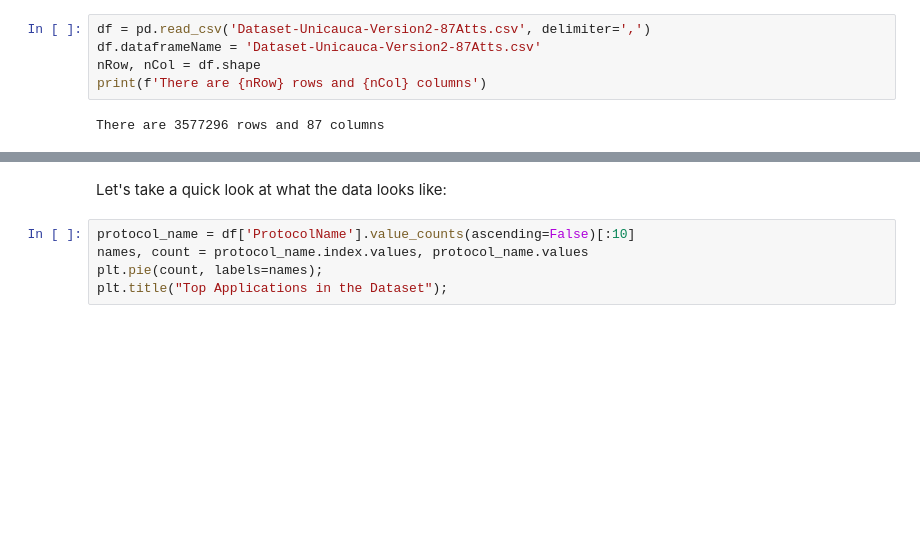
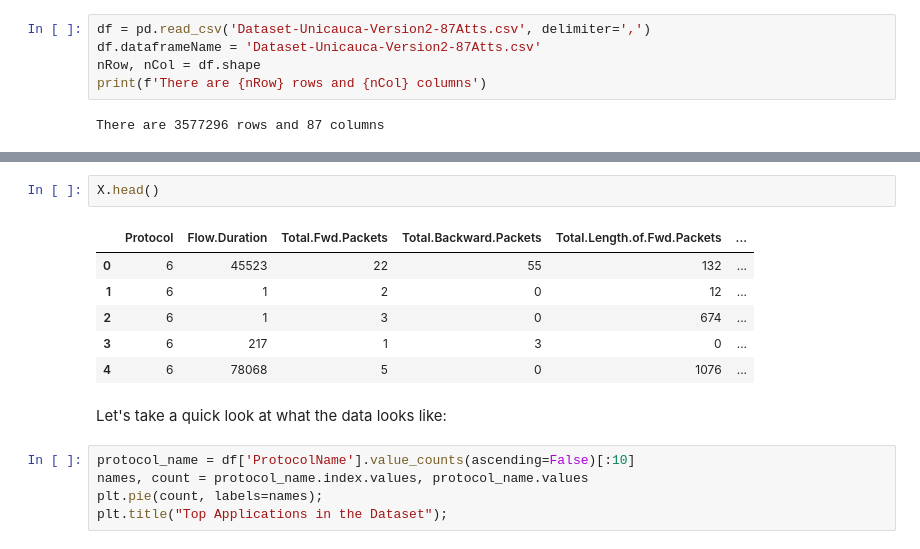
Before and after one commit to MohammadA7/ip-flow-analysis, a Jupyter notebook: ip-flow-analysis.ipynb, the cells around one changed output, grey strips where cells are left out. Cells and saved outputs as stored; diff of their text form; blank space fills up the shorter version.

```diff
--- a/ip-flow-analysis.ipynb
+++ b/ip-flow-analysis.ipynb
@@ -125,3 +101,12 @@ Name: L7Protocol, Length: 3577296, dtype: int64
+# %%
+X.head()
+# %% [output]
+|  | Protocol | Flow.Duration | Total.Fwd.Packets | Total.Backward.Packets | Total.Length.of.Fwd.Packets | ... |
+| 0 | 6 | 45523 | 22 | 55 | 132 | ... |
+| 1 | 6 | 1 | 2 | 0 | 12 | ... |
+| 2 | 6 | 1 | 3 | 0 | 674 | ... |
+| 3 | 6 | 217 | 1 | 3 | 0 | ... |
+| 4 | 6 | 78068 | 5 | 0 | 1076 | ... |
 # %% [markdown]
 Let's take a quick look at what the data looks like:
 # %%
```
Also changed, not shown: parts of 13 cells of this notebook.
